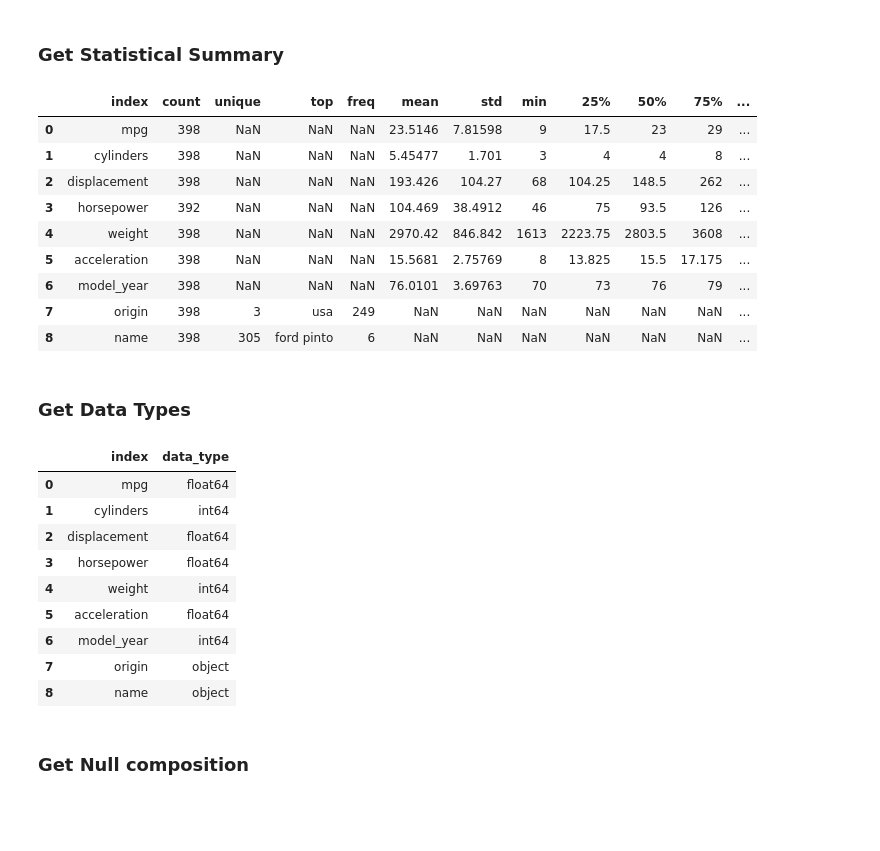
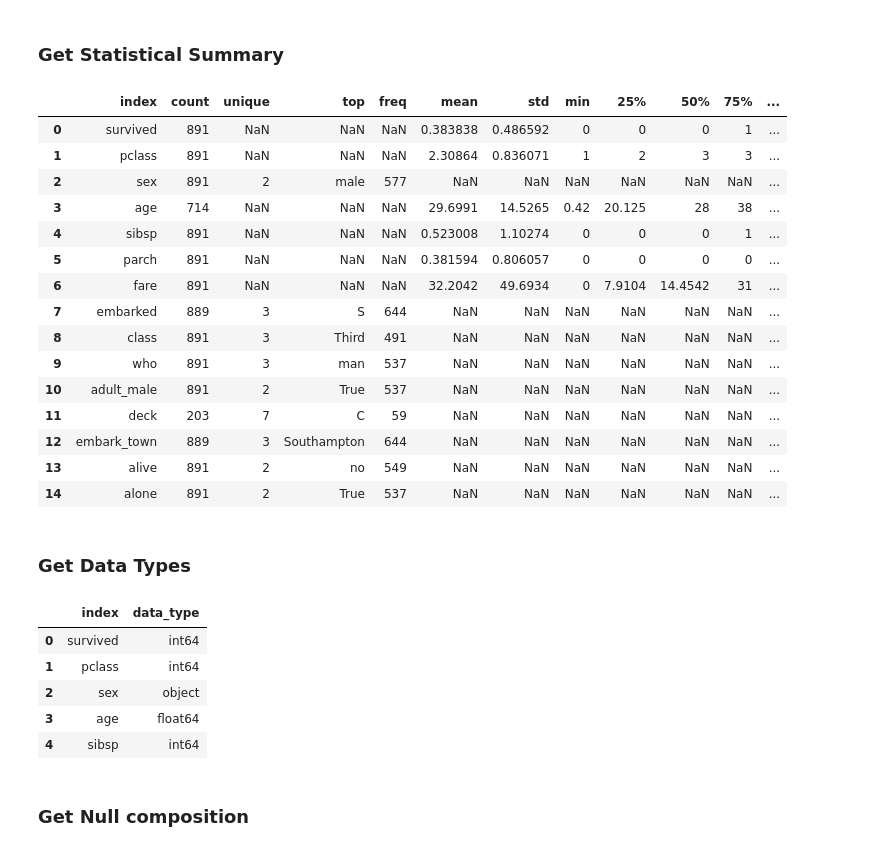
Before and after one commit to danielc92/python_nb_data_profiling, a Jupyter notebook: notebook_data_profililng.ipynb, the cells around one changed output. Drawn from its saved outputs; the diff is of its cells as text; code cells hidden in the pictures; blank space fills up the shorter version.

```diff
--- a/notebook_data_profililng.ipynb
+++ b/notebook_data_profililng.ipynb
@@ -25,7 +33,7 @@ seaborn.set_style("whitegrid")
 #Read in data from excel or csv using read_excel or read_csv method
 #If read_excel is used make sure you include sheet_name parameter
 
-datapath = "/users/danielcorcoran/desktop/github_repos/python_nb_visualization/seaborn_official_datasets/mpg.csv"
+datapath = "/users/danielcorcoran/desktop/github_repos/python_nb_visualization/seaborn_official_datasets/titanic.csv"
 
 data = pandas.read_csv(datapath)
 
@@ -174,15 +182,21 @@ describe_final = describe_transposed.reset_index()
 describe_final
 # %% [output]
 |  | index | count | unique | top | freq | mean | std | min | 25% | 50% | 75% | ... |
-| 0 | mpg | 398 | NaN | NaN | NaN | 23.5146 | 7.81598 | 9 | 17.5 | 23 | 29 | ... |
-| 1 | cylinders | 398 | NaN | NaN | NaN | 5.45477 | 1.701 | 3 | 4 | 4 | 8 | ... |
-| 2 | displacement | 398 | NaN | NaN | NaN | 193.426 | 104.27 | 68 | 104.25 | 148.5 | 262 | ... |
-| 3 | horsepower | 392 | NaN | NaN | NaN | 104.469 | 38.4912 | 46 | 75 | 93.5 | 126 | ... |
-| 4 | weight | 398 | NaN | NaN | NaN | 2970.42 | 846.842 | 1613 | 2223.75 | 2803.5 | 3608 | ... |
-| 5 | acceleration | 398 | NaN | NaN | NaN | 15.5681 | 2.75769 | 8 | 13.825 | 15.5 | 17.175 | ... |
-| 6 | model_year | 398 | NaN | NaN | NaN | 76.0101 | 3.69763 | 70 | 73 | 76 | 79 | ... |
-| 7 | origin | 398 | 3 | usa | 249 | NaN | NaN | NaN | NaN | NaN | NaN | ... |
-| 8 | name | 398 | 305 | ford pinto | 6 | NaN | NaN | NaN | NaN | NaN | NaN | ... |
+| 0 | survived | 891 | NaN | NaN | NaN | 0.383838 | 0.486592 | 0 | 0 | 0 | 1 | ... |
+| 1 | pclass | 891 | NaN | NaN | NaN | 2.30864 | 0.836071 | 1 | 2 | 3 | 3 | ... |
+| 2 | sex | 891 | 2 | male | 577 | NaN | NaN | NaN | NaN | NaN | NaN | ... |
+| 3 | age | 714 | NaN | NaN | NaN | 29.6991 | 14.5265 | 0.42 | 20.125 | 28 | 38 | ... |
+| 4 | sibsp | 891 | NaN | NaN | NaN | 0.523008 | 1.10274 | 0 | 0 | 0 | 1 | ... |
+| 5 | parch | 891 | NaN | NaN | NaN | 0.381594 | 0.806057 | 0 | 0 | 0 | 0 | ... |
+| 6 | fare | 891 | NaN | NaN | NaN | 32.2042 | 49.6934 | 0 | 7.9104 | 14.4542 | 31 | ... |
+| 7 | embarked | 889 | 3 | S | 644 | NaN | NaN | NaN | NaN | NaN | NaN | ... |
+| 8 | class | 891 | 3 | Third | 491 | NaN | NaN | NaN | NaN | NaN | NaN | ... |
+| 9 | who | 891 | 3 | man | 537 | NaN | NaN | NaN | NaN | NaN | NaN | ... |
+| 10 | adult_male | 891 | 2 | True | 537 | NaN | NaN | NaN | NaN | NaN | NaN | ... |
+| 11 | deck | 203 | 7 | C | 59 | NaN | NaN | NaN | NaN | NaN | NaN | ... |
+| 12 | embark_town | 889 | 3 | Southampton | 644 | NaN | NaN | NaN | NaN | NaN | NaN | ... |
+| 13 | alive | 891 | 2 | no | 549 | NaN | NaN | NaN | NaN | NaN | NaN | ... |
+| 14 | alone | 891 | 2 | True | 537 | NaN | NaN | NaN | NaN | NaN | NaN | ... |
 # %% [markdown]
 ### Get Data Types
 # %%
@@ -196,18 +210,14 @@ dtypes_dataframe = pandas.DataFrame(dtypes, columns = ["data_type"])
 dtypes_final = dtypes_dataframe.reset_index()
 # %%
 # preview
-dtypes_final
+dtypes_final.head()
 # %% [output]
 |  | index | data_type |
-| 0 | mpg | float64 |
-| 1 | cylinders | int64 |
-| 2 | displacement | float64 |
-| 3 | horsepower | float64 |
-| 4 | weight | int64 |
-| 5 | acceleration | float64 |
-| 6 | model_year | int64 |
-| 7 | origin | object |
-| 8 | name | object |
+| 0 | survived | int64 |
+| 1 | pclass | int64 |
+| 2 | sex | object |
+| 3 | age | float64 |
+| 4 | sibsp | int64 |
 # %% [markdown]
 ### Get Null composition
 # %%
```
Also changed, not shown: parts of 15 cells of this notebook, 22 other files.
